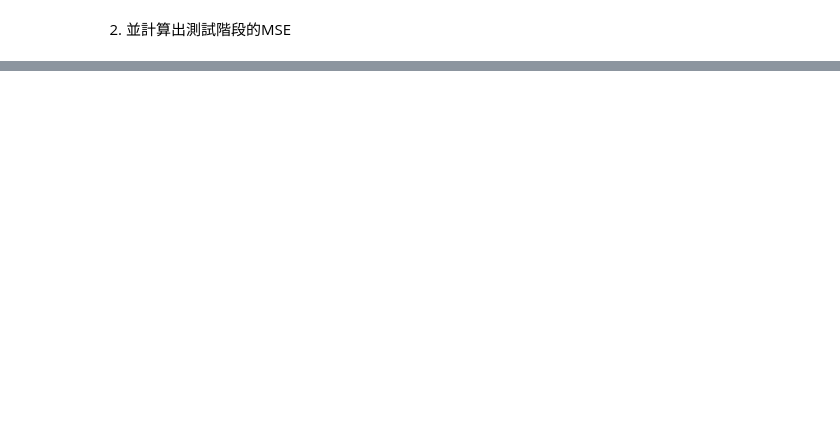
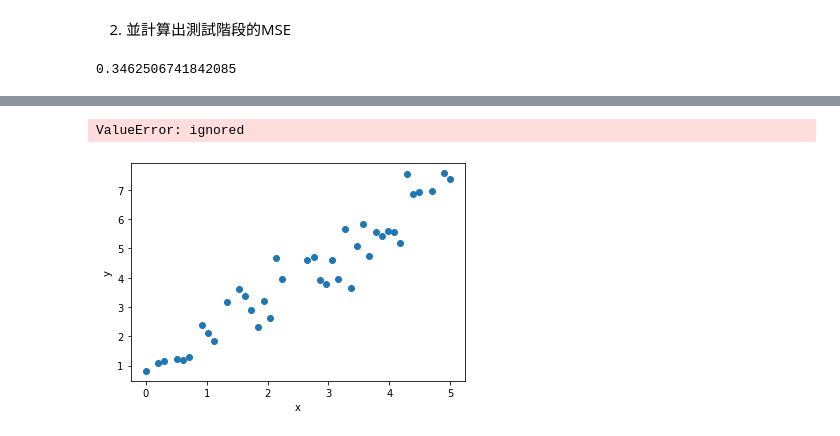
Before and after one commit to lyhstat/IMLP, a Jupyter notebook: Linear_Regression_HW.ipynb, the cells around one changed output, grey strips where cells are left out. Cells and saved outputs as stored; diff of their text form; code cells hidden in the pictures; blank space fills up the shorter version.

```diff
--- a/Linear_Regression_HW.ipynb
+++ b/Linear_Regression_HW.ipynb
@@ -129,5 +206,20 @@ $$\widehat{y}=xw+b=w_{1}x_{1}+b$$
 # %% [markdown]
 2. 並計算出測試階段的MSE
+# %%
+mse = np.sum((Y_train-y_train)**2)/len(y_train)
+print(mse)
+# %% [output]
+0.3462506741842085
 # %% [markdown]
 3. 畫出目標點(藍色)與預測點(紅色)的對應圖
 ![](images/LR_test.PNG)
+# %%
+x=2.44708959
+plt.xlabel('x')
+plt.ylabel('y')
+plt.scatter(x_train,y_train)
+plt.scatter(x,y_train,'r')
+plt.legend()
+# %% [output]
+ValueError: ignored
+[figure, added]
```
Also changed, not shown: parts of 9 cells of this notebook.
